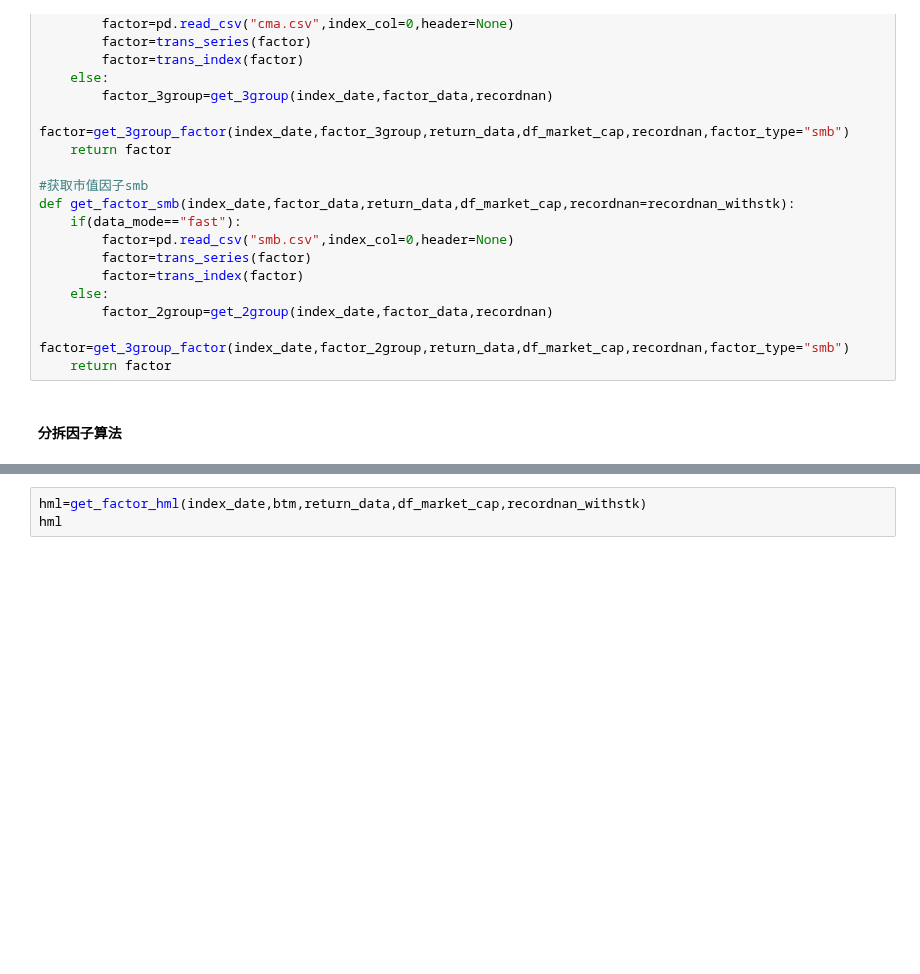
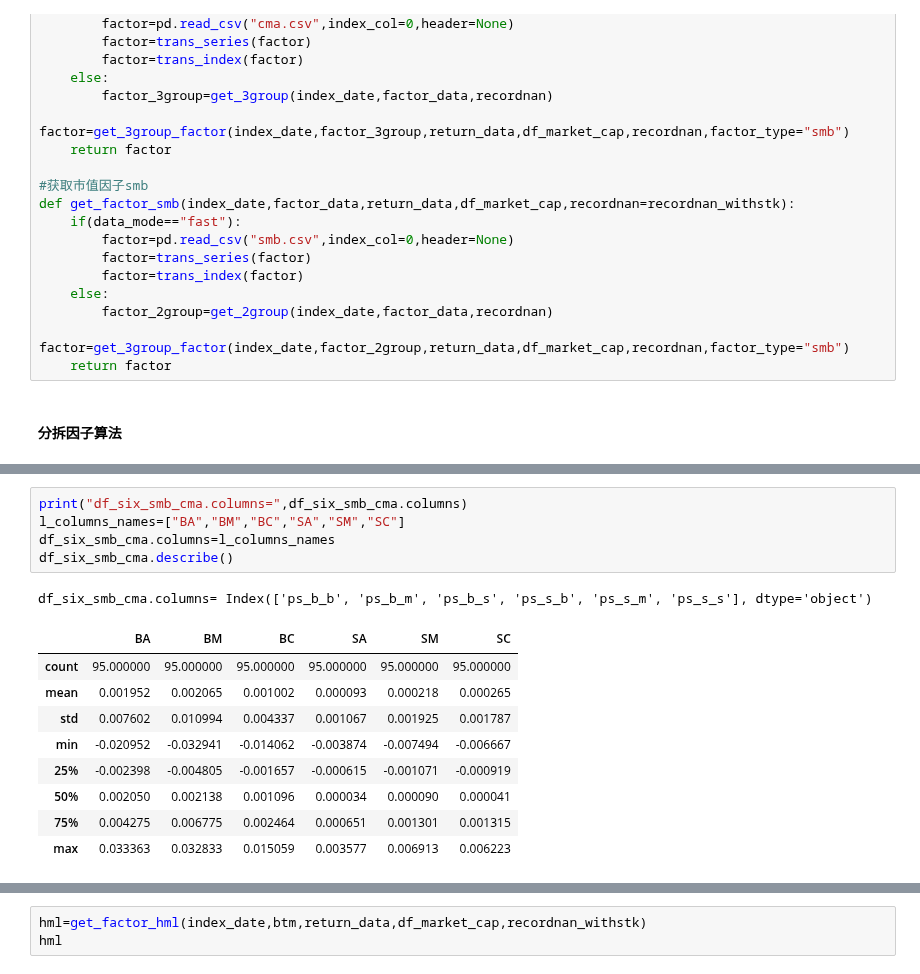
Before and after one commit to brainee/fama, a Jupyter notebook: fama5/zy-fama-frech-5-split-factor.ipynb, the cells around one changed output, grey strips where cells are left out. Cells and saved outputs as stored; diff of their text form; blank space fills up the shorter version.

```diff
--- a/fama5/zy-fama-frech-5-split-factor.ipynb
+++ b/fama5/zy-fama-frech-5-split-factor.ipynb
@@ -599,0 +646,16 @@ def get_single_group(index_date,group,return_data,df_market_cap,recordnan):
+# %%
+print("df_six_smb_cma.columns=",df_six_smb_cma.columns)
+l_columns_names=["BA","BM","BC","SA","SM","SC"]
+df_six_smb_cma.columns=l_columns_names
+df_six_smb_cma.describe()
+# %% [output]
+df_six_smb_cma.columns= Index(['ps_b_b', 'ps_b_m', 'ps_b_s', 'ps_s_b', 'ps_s_m', 'ps_s_s'], dtype='object')
+|  | BA | BM | BC | SA | SM | SC |
+| count | 95.000000 | 95.000000 | 95.000000 | 95.000000 | 95.000000 | 95.000000 |
+| mean | 0.001952 | 0.002065 | 0.001002 | 0.000093 | 0.000218 | 0.000265 |
+| std | 0.007602 | 0.010994 | 0.004337 | 0.001067 | 0.001925 | 0.001787 |
+| min | -0.020952 | -0.032941 | -0.014062 | -0.003874 | -0.007494 | -0.006667 |
+| 25% | -0.002398 | -0.004805 | -0.001657 | -0.000615 | -0.001071 | -0.000919 |
+| 50% | 0.002050 | 0.002138 | 0.001096 | 0.000034 | 0.000090 | 0.000041 |
+| 75% | 0.004275 | 0.006775 | 0.002464 | 0.000651 | 0.001301 | 0.001315 |
+| max | 0.033363 | 0.032833 | 0.015059 | 0.003577 | 0.006913 | 0.006223 |
```
Also changed, not shown: parts of 24 cells of this notebook, 1 other file.
